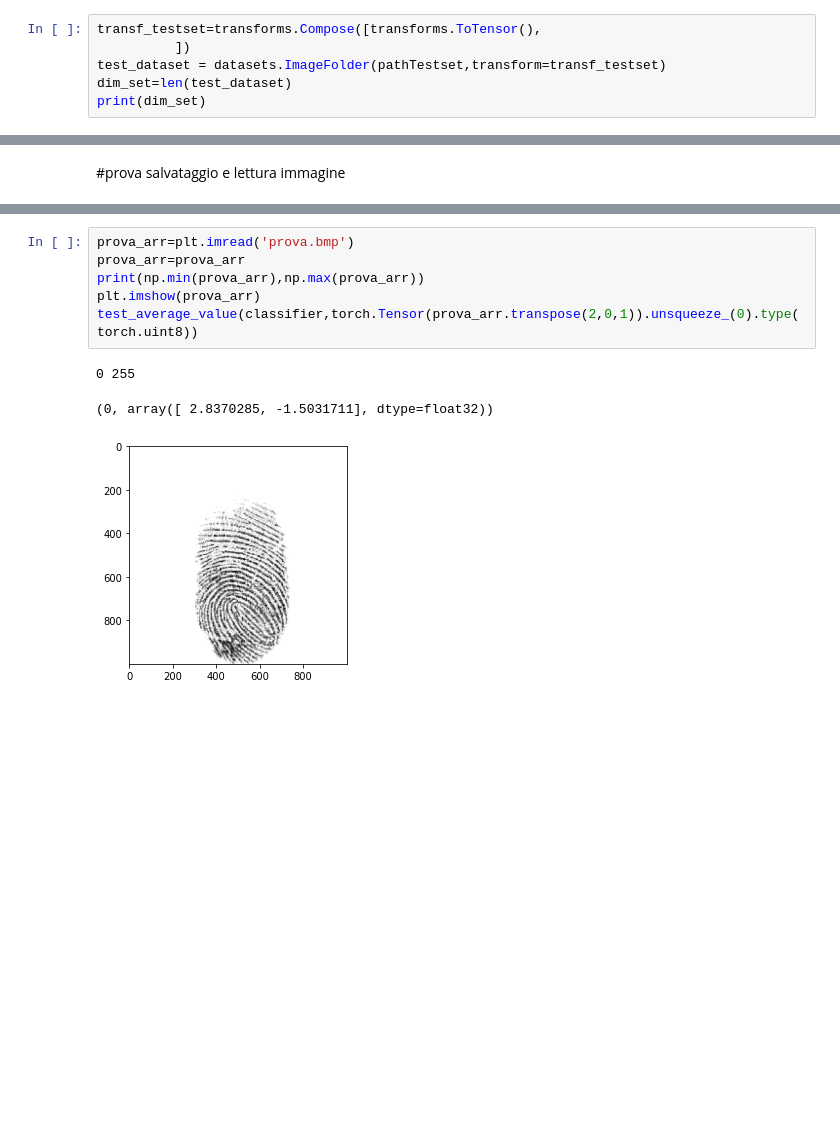
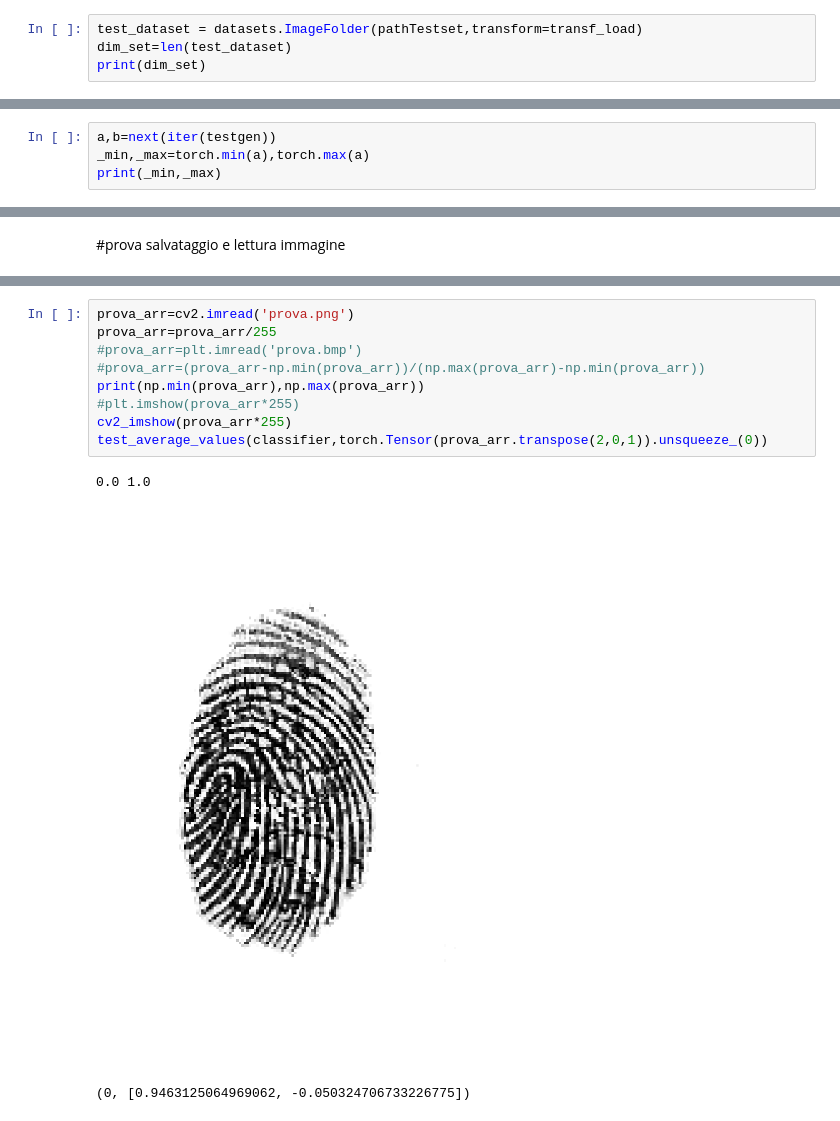
Before and after one commit to umbertogagl97/Tesi, a Jupyter notebook: Impronte/AttaccoScanner/Attacco_PGD.ipynb, the cells around one changed output, grey strips where cells are left out. Drawn from its saved outputs; the diff is of its cells as text; blank space fills up the shorter version.

```diff
--- a/Impronte/AttaccoScanner/Attacco_PGD.ipynb
+++ b/Impronte/AttaccoScanner/Attacco_PGD.ipynb
@@ -99,9 +105,7 @@ Mounted at /content/gdrive
 # %% [markdown]
 ##Caricamento dataset
 # %%
-transf_testset=transforms.Compose([transforms.ToTensor(),
-          ])
-test_dataset = datasets.ImageFolder(pathTestset,transform=transf_testset)
+test_dataset = datasets.ImageFolder(pathTestset,transform=transf_load)
 dim_set=len(test_dataset)
 print(dim_set)
 # %% [output]
@@ -136,0 +140,4 @@ print(dim_set)
+# %%
+a,b=next(iter(testgen))
+_min,_max=torch.min(a),torch.max(a)
+print(_min,_max)
@@ -1316,10 +1337,13 @@ test_average_value(classifier,torch.Tensor(x_print_adv[2]).unsqueeze_(0).type(to
 # %%
-prova_arr=plt.imread('prova.bmp')
-prova_arr=prova_arr
+prova_arr=cv2.imread('prova.png')
+prova_arr=prova_arr/255
+#prova_arr=plt.imread('prova.bmp')
+#prova_arr=(prova_arr-np.min(prova_arr))/(np.max(prova_arr)-np.min(prova_arr))
 print(np.min(prova_arr),np.max(prova_arr))
-plt.imshow(prova_arr)
-test_average_value(classifier,torch.Tensor(prova_arr.transpose(2,0,1)).unsqueeze_(0).type(torch.uint8))
+#plt.imshow(prova_arr*255)
+cv2_imshow(prova_arr*255)
+test_average_values(classifier,torch.Tensor(prova_arr.transpose(2,0,1)).unsqueeze_(0))
 # %% [output]
-0 255
+0.0 1.0
+[figure, new version]
-(0, array([ 2.8370285, -1.5031711], dtype=float32))
+(0, [0.9463125064969062, -0.050324706733226775])
-[figure, old version]
```
Also changed, not shown: parts of 30 cells of this notebook.
